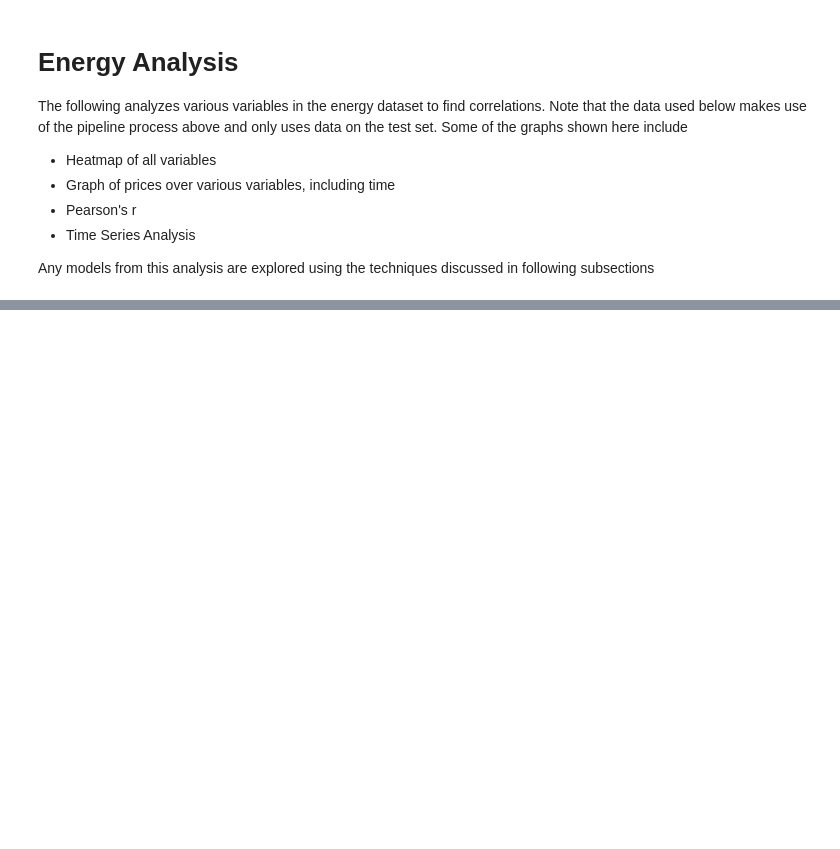
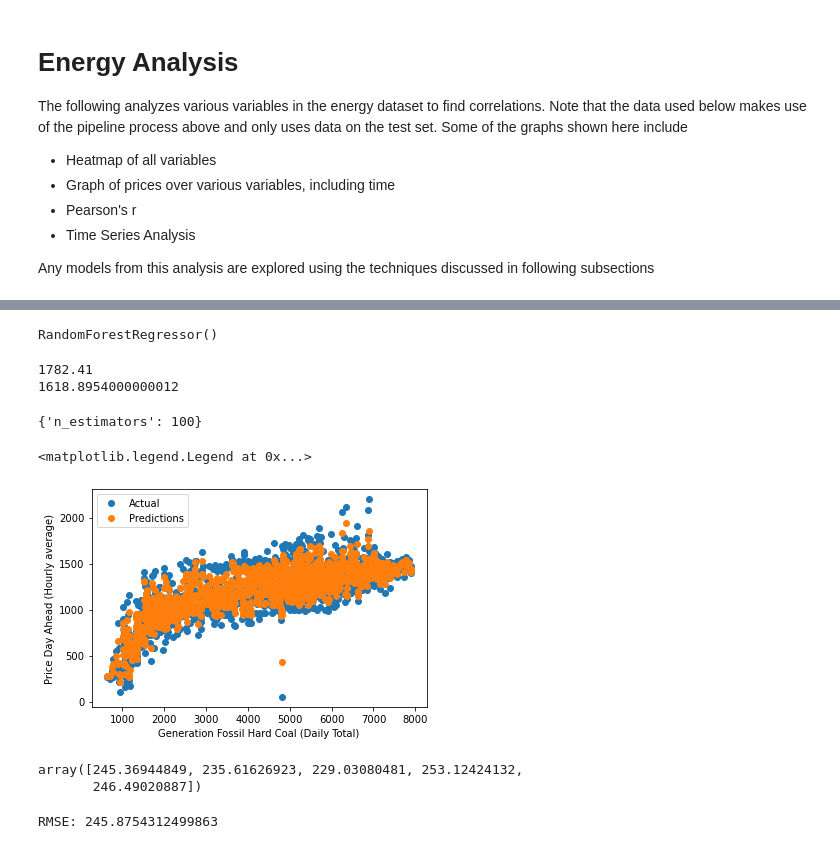
Before and after one commit to LunarZephyr/ECS171_Project, a Jupyter notebook: EDA/Hashim/EDA.ipynb, the cells around one changed output, grey strips where cells are left out. Cells and saved outputs as stored; diff of their text form; code cells hidden in the pictures; blank space fills up the shorter version.

```diff
--- a/EDA/Hashim/EDA.ipynb
+++ b/EDA/Hashim/EDA.ipynb
@@ -258,0 +367,48 @@ KeyError: 'price forecast'
+# %%
+# We'll train a random forest regressor for non-linear regression between price day ahead and generation of fossil fuels
+from sklearn.ensemble import RandomForestRegressor
+
+train_set_x = train_set["generation fossil hard coal"].to_numpy().reshape(-1,1)
+train_set_y = train_set["price day ahead"].to_numpy()
+
+forest_regressor = RandomForestRegressor(n_estimators=100)
+forest_regressor.fit(train_set_x, train_set_y)
+# %% [output]
+RandomForestRegressor()
+# %%
+# See how the model performs in the training set (example, not to be used for error analysis)
+print(train_set_y[0])
+print(forest_regressor.predict(train_set_x[0].reshape(-1,1))[0])
+# %% [output]
+1782.41
+1618.8954000000012
+# %%
+# Perform a grid search on the Forest regressor to find the best model
+from sklearn.model_selection import GridSearchCV
+
+param_grid = [
+    {"n_estimators": [10, 100, 1000]}
+]
+
+forest_regressor = RandomForestRegressor()
+grid_search = GridSearchCV(forest_regressor, param_grid, cv=5, return_train_score=True)
+grid_search.fit(train_set_x, train_set_y)
+
+grid_search.best_params_
+# %% [output]
+{'n_estimators': 100}
+# %%
+# Set our model equal to the best model found by grid search
+forest_regressor = grid_search.best_estimator_
+# %%
+# Graph for visual purposes to compare model to actual
+y_train_predict = forest_regressor.predict(train_set_x)
+plt.plot(train_set_x, train_set_y, marker="o", linestyle="", label="Actual")
+
+plt.plot(train_set_x, y_train_predict, marker="o", linestyle="", label="Predictions")
+plt.xlabel("Generation Fossil Hard Coal (Daily Total)")
+plt.ylabel("Price Day Ahead (Hourly average)")
+plt.legend()
+# %% [output]
+<matplotlib.legend.Legend at 0x...>
+[figure, added]
@@ -258,0 +419,7 @@ KeyError: 'price forecast'
+# %%
+# Compute the RMSE from cross validation
+RMSE = np.sqrt(-1 * scores)
+RMSE
+# %% [output]
+array([245.36944849, 235.61626923, 229.03080481, 253.12424132,
+       246.49020887])
@@ -258,0 +436,6 @@ KeyError: 'price forecast'
+# %%
+# Computed RMSE for test set
+test_mse = mean_squared_error(test_set_y, test_predictions)
+print("RMSE: " + str(np.sqrt(test_mse)))
+# %% [output]
+RMSE: 245.8754312499863
```
Also changed, not shown: parts of 20 cells of this notebook.
